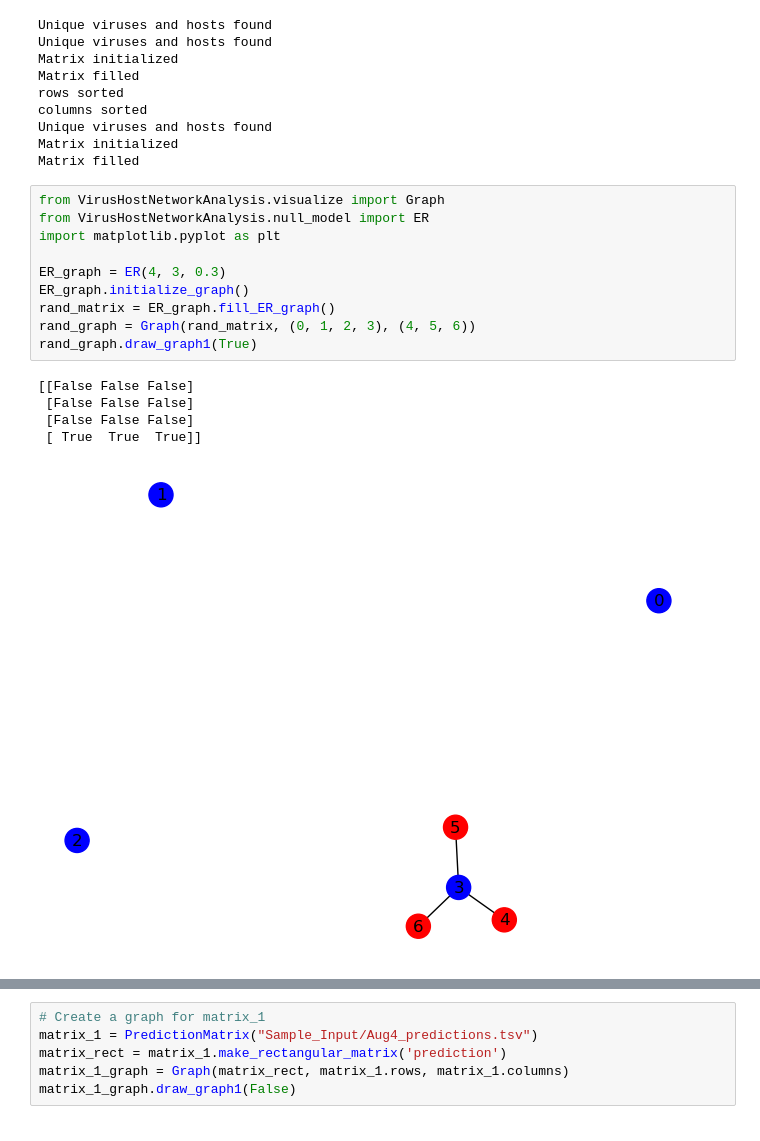
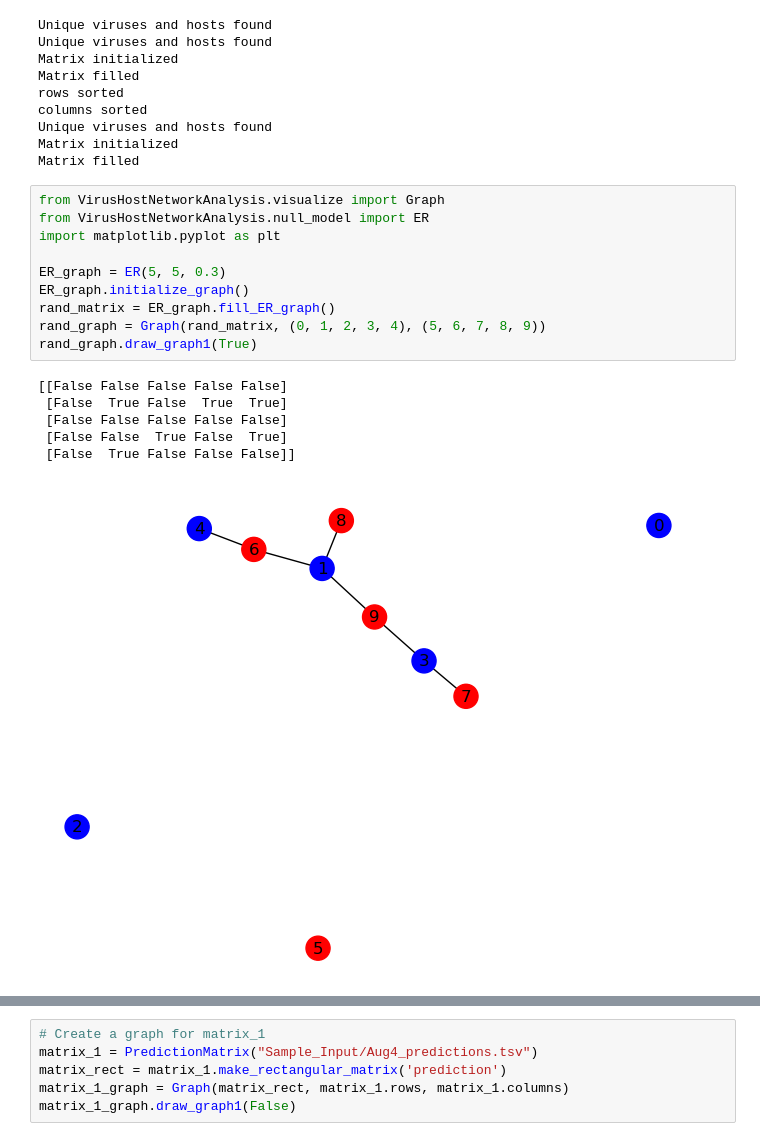
Before and after one commit to DuhaimeLab/VirusHostNetworkAnalysis, a Jupyter notebook: test_updated.ipynb, the cells around one changed output, grey strips where cells are left out. Saved outputs shown, nothing was run; the diff lists cells and outputs as text.

```diff
--- a/test_updated.ipynb
+++ b/test_updated.ipynb
@@ -87,19 +87,20 @@ Matrix filled
 # %%
 from VirusHostNetworkAnalysis.visualize import Graph
 from VirusHostNetworkAnalysis.null_model import ER
 import matplotlib.pyplot as plt
 
-ER_graph = ER(4, 3, 0.3)
+ER_graph = ER(5, 5, 0.3)
 ER_graph.initialize_graph()
 rand_matrix = ER_graph.fill_ER_graph()
-rand_graph = Graph(rand_matrix, (0, 1, 2, 3), (4, 5, 6))
+rand_graph = Graph(rand_matrix, (0, 1, 2, 3, 4), (5, 6, 7, 8, 9))
 rand_graph.draw_graph1(True)
 # %% [output]
-[[False False False]
- [False False False]
- [False False False]
- [ True  True  True]]
+[[False False False False False]
+ [False  True False  True  True]
+ [False False False False False]
+ [False False  True False  True]
+ [False  True False False False]]
-[figure, old version]
+[figure, new version]
 # %%
 matrix_1 = PredictionMatrix("Sample_Input/Aug4_predictions.tsv")
 matrix_rect = matrix_1.make_rectangular_matrix('prediction')
```
Also changed, not shown: parts of 1 cell of this notebook, 2 other files.
